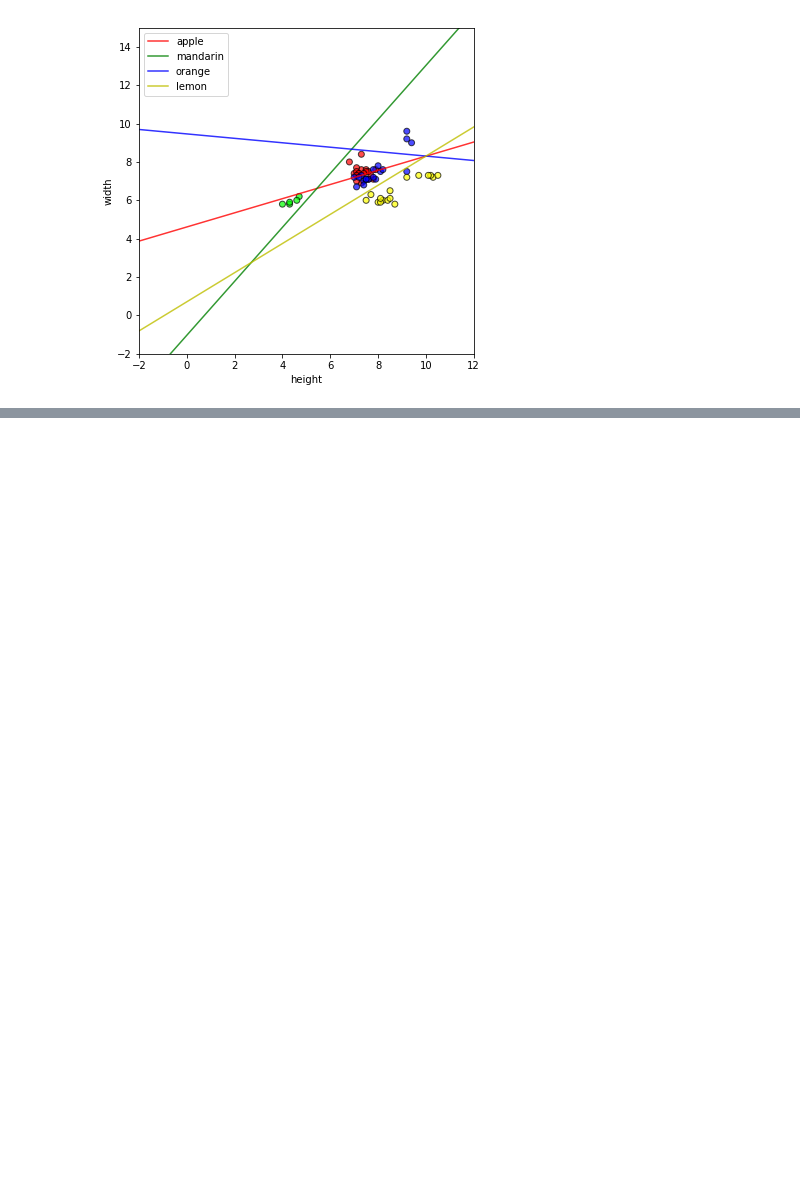
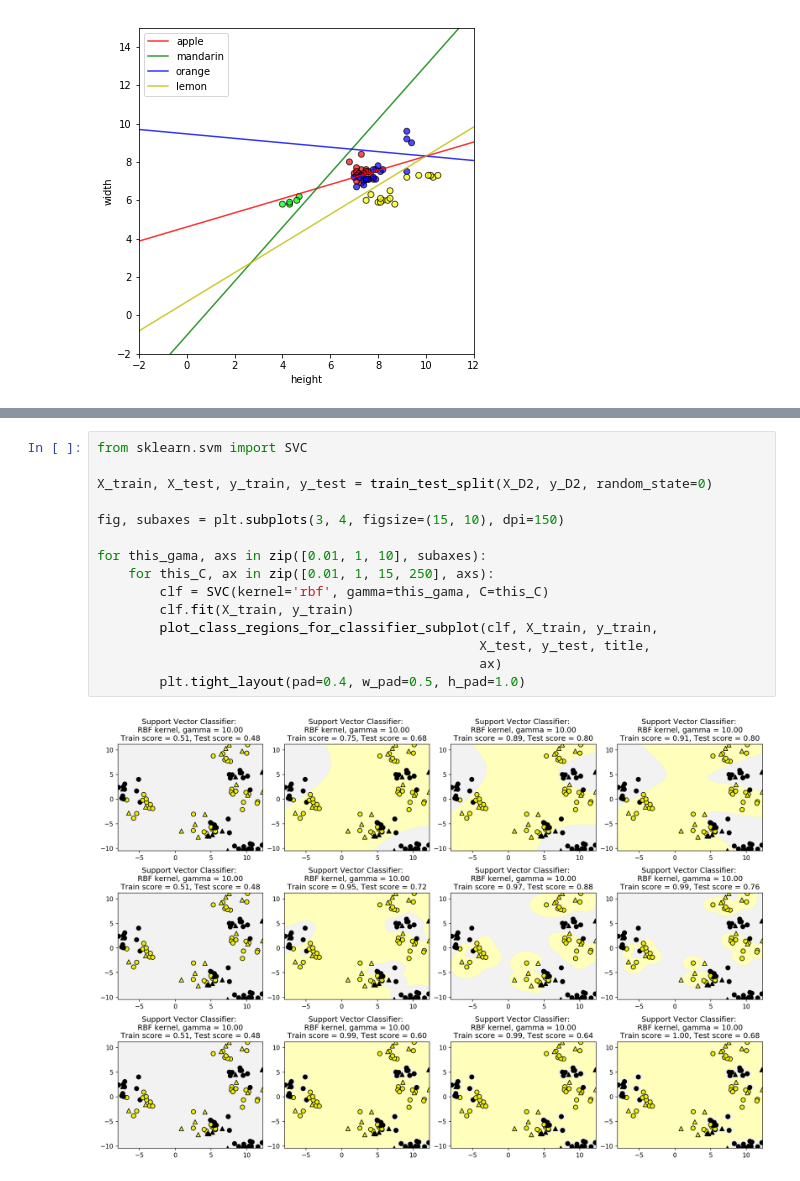
Before and after one commit to djaballah/Applied-Machine-Learning, a Jupyter notebook: module 2/module2-notebook.ipynb, the cells around one changed output, grey strips where cells are left out. Cells and saved outputs as stored; diff of their text form; blank space fills up the shorter version.

```diff
--- a/module 2/module2-notebook.ipynb
+++ b/module 2/module2-notebook.ipynb
@@ -646,0 +687,17 @@ plt.show()
+# %%
+from sklearn.svm import SVC
+
+X_train, X_test, y_train, y_test = train_test_split(X_D2, y_D2, random_state=0)
+
+fig, subaxes = plt.subplots(3, 4, figsize=(15, 10), dpi=150)
+
+for this_gama, axs in zip([0.01, 1, 10], subaxes):
+    for this_C, ax in zip([0.01, 1, 15, 250], axs):
+        clf = SVC(kernel='rbf', gamma=this_gama, C=this_C)
+        clf.fit(X_train, y_train)
+        plot_class_regions_for_classifier_subplot(clf, X_train, y_train,
+                                                 X_test, y_test, title,
+                                                 ax)
+        plt.tight_layout(pad=0.4, w_pad=0.5, h_pad=1.0)
+# %% [output]
+[figure, added]
```
Also changed, not shown: parts of 9 cells of this notebook.
